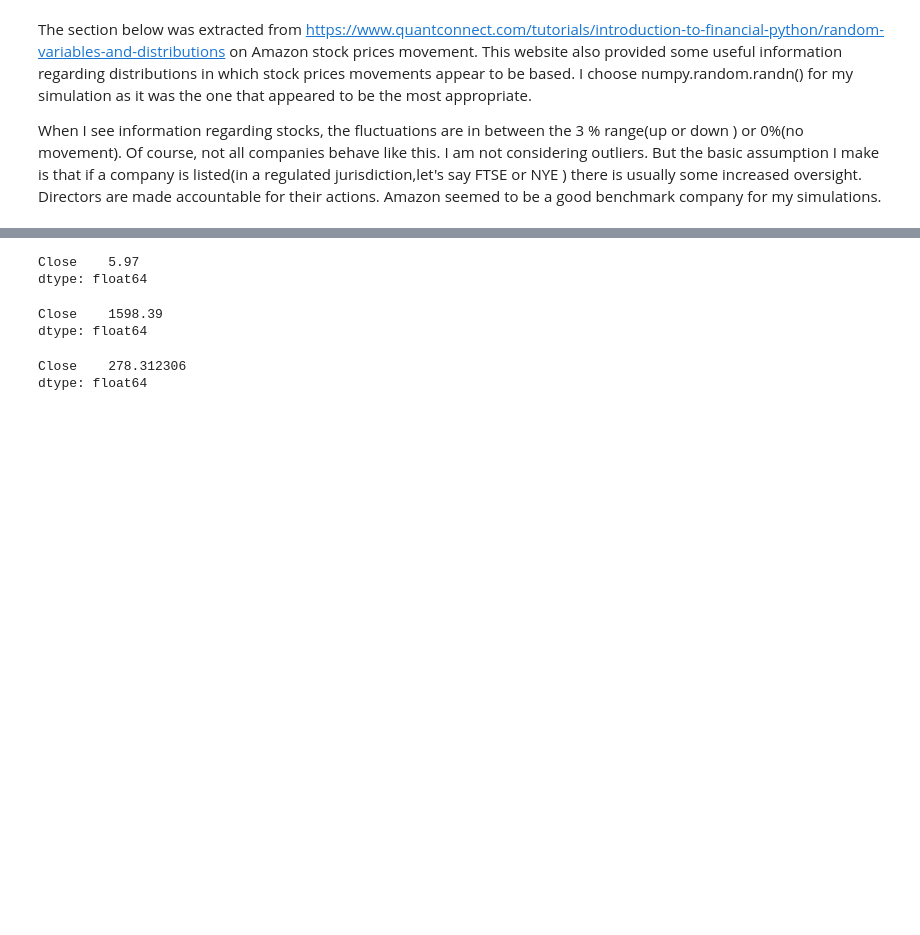
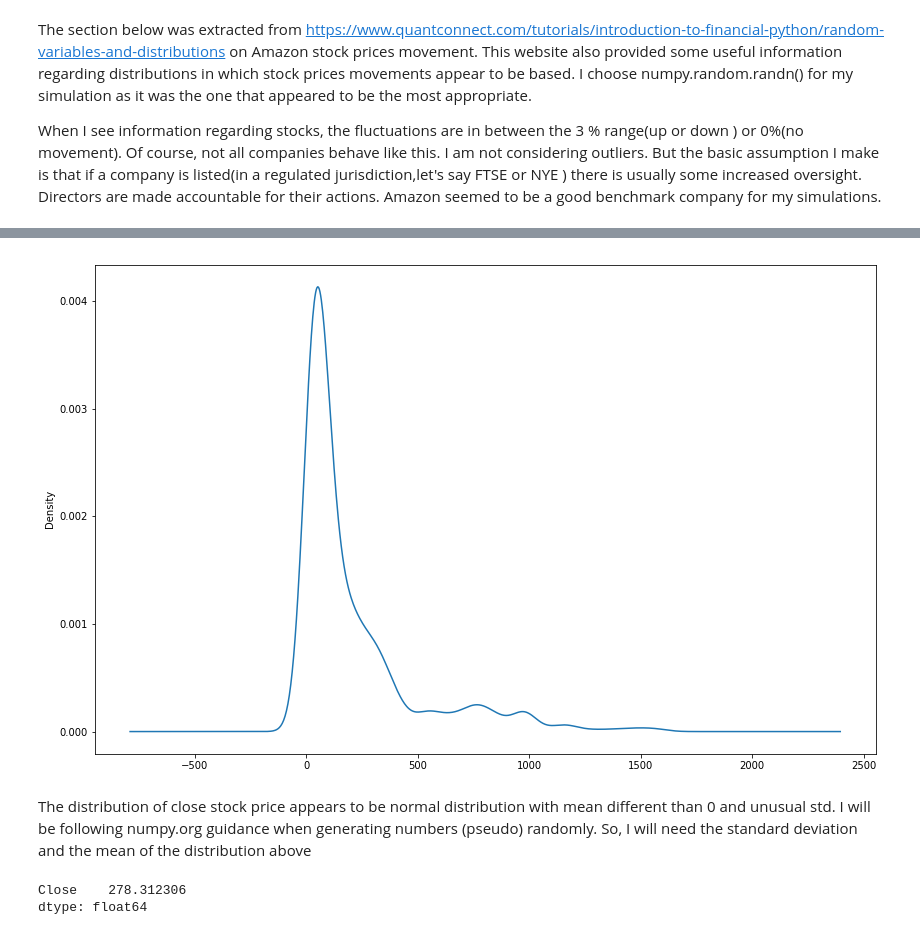
Before and after one commit to MarcoMen-Temp/Programming-Project, a Jupyter notebook: Programming.ipynb, the cells around one changed output, grey strips where cells are left out. Saved outputs shown, nothing was run; the diff lists cells and outputs as text; code cells hidden in the pictures; blank space fills up the shorter version.

```diff
--- a/Programming.ipynb
+++ b/Programming.ipynb
@@ -64,13 +33,27 @@ trend.plot(grid=True, figsize=(8, 5))
-# %%
-close.min()
-# %% [output]
-Close    5.97
-dtype: float64
-# %%
-close.max()
-# %% [output]
-Close    1598.39
-dtype: float64
+# %%
+""" Get Amazon historical stock datta with quandl library"""
+
+amazon = quandl.get("WIKI/AMZN")
+
+
+
+close = amazon[['Close']]
+
+close.tail()
+
+close.min()
+
+""" Check what type of distribution the 'Close' price has
+    to use the same type of distribution when ( pseudo) randomly generate numbers"""
+
+plt.figure(figsize=(14,9))
+amazon.Close.plot.density()
+plt.show()
+# %% [output]
+[figure, added]
+# %% [markdown]
+The distribution of close stock price appears to be normal distribution with mean different than 0  and unusual std.
+I will be following numpy.org guidance when generating numbers (pseudo) randomly. So, I will need the standard deviation and the mean of the distribution above
 # %%
 close.std()
 # %% [output]
```
Also changed, not shown: parts of 20 cells of this notebook.
